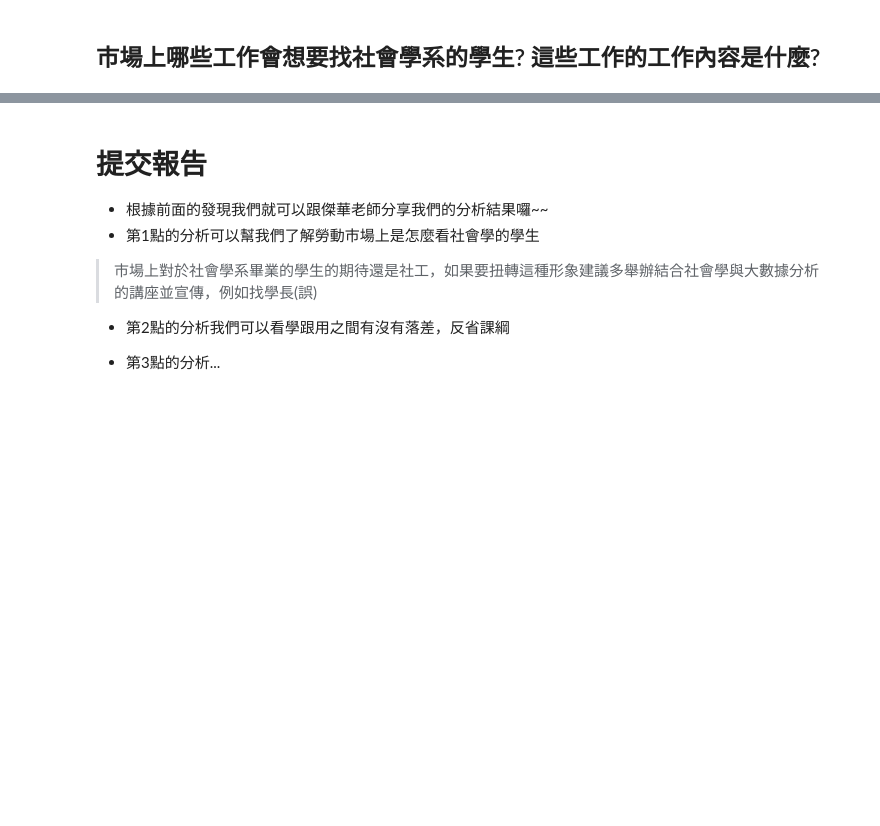
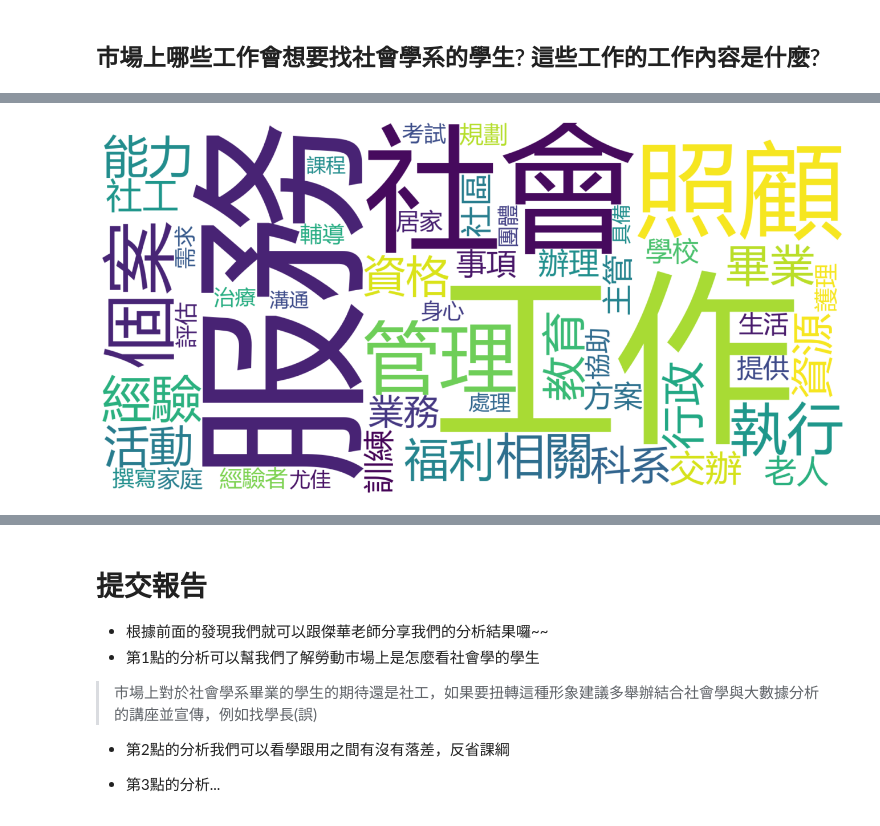
Before and after one commit to TLYu0419/JobAnalysis, a Jupyter notebook: JobAnalysis.ipynb, the cells around one changed output, grey strips where cells are left out. Cells and saved outputs as stored; diff of their text form; code cells hidden in the pictures; blank space fills up the shorter version.

```diff
--- a/JobAnalysis.ipynb
+++ b/JobAnalysis.ipynb
@@ -406,0 +467,4 @@ df = pd.merge(df,indu,how='left',left_on='industry',right_on='Indu_Lev3',right_i
+# %%
+doc2 = nlp(Soc['jobDetail'][2])
+for token in doc2:
+    print(token.text, token.pos_, token.is_stop)
@@ -406,0 +489,4 @@ df = pd.merge(df,indu,how='left',left_on='industry',right_on='Indu_Lev3',right_i
+# %%
+def sent2seg(sent):
+    sent2 = nlp(sent)
+    return ' '.join([ token.text for token in sent2 if token.pos_ in ['NOUN', 'VERB'] and token.is_stop == False ])
@@ -406,0 +497,3 @@ df = pd.merge(df,indu,how='left',left_on='industry',right_on='Indu_Lev3',right_i
+# %%
+Soc['seg'] = Soc['jobDetail'].apply(lambda x: sent2seg(x))
+Soc.head(3)
@@ -406,0 +514,11 @@ df = pd.merge(df,indu,how='left',left_on='industry',right_on='Indu_Lev3',right_i
+# %%
+doc = [' '.join(Soc['seg'])]
+# Create a Vectorizer Object
+vectorizer = CountVectorizer()
+vectorizer.fit(doc)
+vector = vectorizer.fit_transform(doc)
+Fre_word = pd.DataFrame(data=vector.toarray(),
+                        columns=vectorizer.get_feature_names()).T.reset_index()
+Fre_word.columns = ['index','Freq']
+Fre_word = Fre_word.sort_values('Freq',ascending=False).head(50)
+Fre_word
@@ -406,0 +543,15 @@ df = pd.merge(df,indu,how='left',left_on='industry',right_on='Indu_Lev3',right_i
+# %%
+plt.figure(figsize=(24, 12))
+d = {}
+for k,v in zip(Fre_word['index'], Fre_word['Freq']):
+    d[k] = int(v)
+wordcloud = WordCloud(font_path='C:/Windows/Fonts/Microsoft YaHei/msyh.ttc',
+                      width=1600,
+                      height=800,
+                      background_color="white").generate_from_frequencies(d)
+plt.imshow(wordcloud, interpolation="bilinear")
+plt.axis("off")
+plt.show()
+# plt.imshow(wordcloud, interpolation="bilinear")
+# %% [output]
+[figure, added]
```
Also changed, not shown: parts of 94 cells of this notebook.
